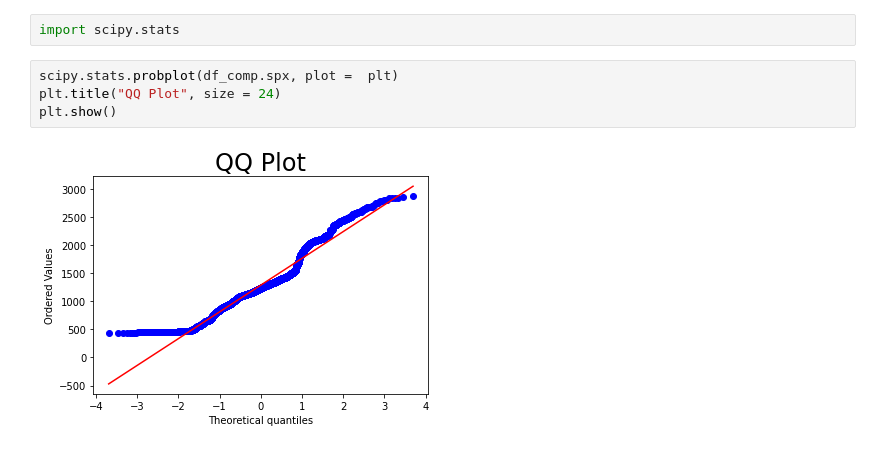
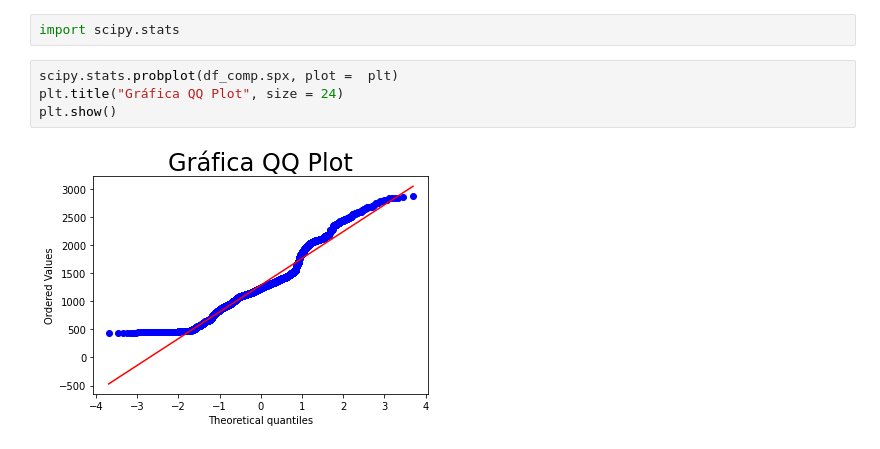
Before and after one commit to samluis81/curso-series-temporales, a Jupyter notebook: 1. Introduccion a las series temporales/Python/1_Python_Introducción_a_las_series_temporales.ipynb, the cells around one changed output. Drawn from its saved outputs; the diff is of its cells as text.

```diff
--- a/1. Introduccion a las series temporales/Python/1_Python_Introducción_a_las_series_temporales.ipynb
+++ b/1. Introduccion a las series temporales/Python/1_Python_Introducción_a_las_series_temporales.ipynb
@@ -114,7 +114,7 @@ plt.show()
 import scipy.stats
 # %%
 scipy.stats.probplot(df_comp.spx, plot =  plt)
-plt.title("QQ Plot", size = 24)
+plt.title("Gráfica QQ Plot", size = 24)
 plt.show()
 # %% [output]
-[figure, old version]
+[figure, new version]
```
Also changed, not shown: parts of 3 cells of this notebook.
